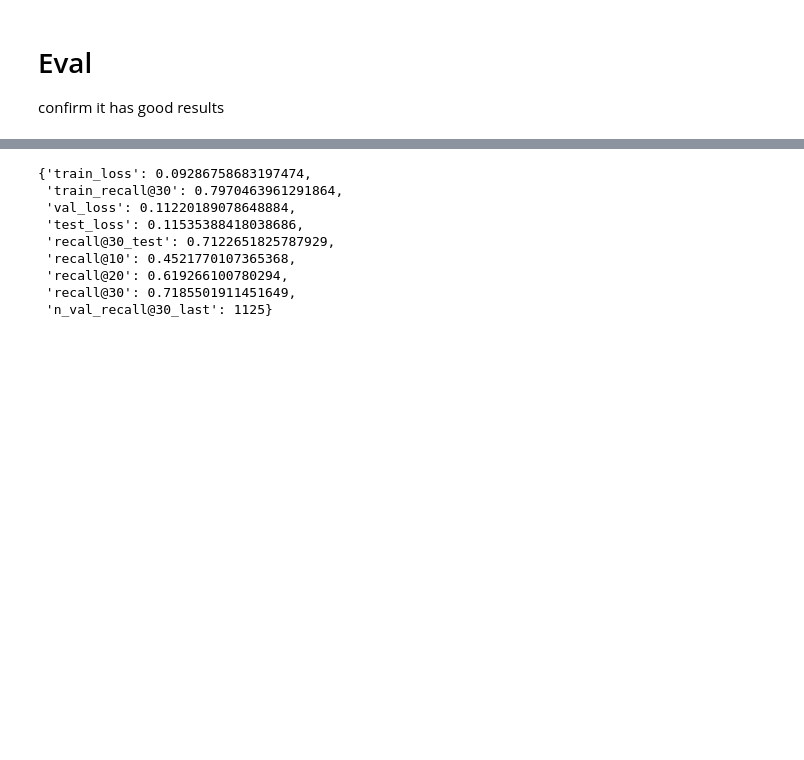
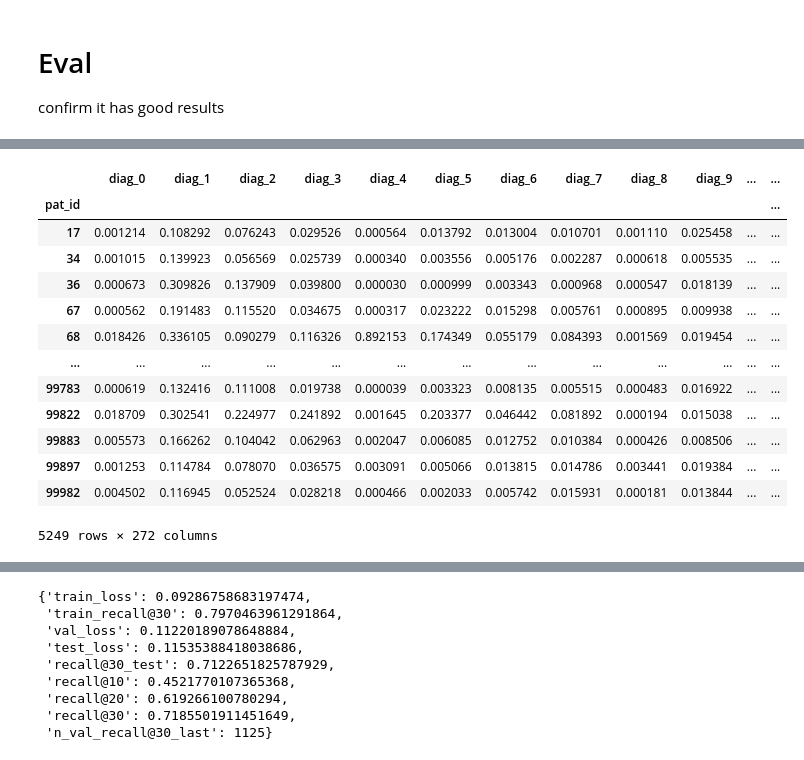
Before and after one commit to snovaisg/master-thesis, a Jupyter notebook: Register Models/Register best deterministic model.ipynb, the cells around one changed output, grey strips where cells are left out. Saved outputs shown, nothing was run; the diff lists cells and outputs as text; code cells hidden in the pictures; blank space fills up the shorter version.

```diff
--- a/Register Models/Register best deterministic model.ipynb
+++ b/Register Models/Register best deterministic model.ipynb
@@ -157,0 +295,17 @@ confirm it has good results
+# %%
+last_adm
+# %% [output]
+|  | diag_0 | diag_1 | diag_2 | diag_3 | diag_4 | diag_5 | diag_6 | diag_7 | diag_8 | diag_9 | ... | ... |
+| pat_id |  |  |  |  |  |  |  |  |  |  |  | ... |
+| 17 | 0.001214 | 0.108292 | 0.076243 | 0.029526 | 0.000564 | 0.013792 | 0.013004 | 0.010701 | 0.001110 | 0.025458 | ... | ... |
+| 34 | 0.001015 | 0.139923 | 0.056569 | 0.025739 | 0.000340 | 0.003556 | 0.005176 | 0.002287 | 0.000618 | 0.005535 | ... | ... |
+| 36 | 0.000673 | 0.309826 | 0.137909 | 0.039800 | 0.000030 | 0.000999 | 0.003343 | 0.000968 | 0.000547 | 0.018139 | ... | ... |
+| 67 | 0.000562 | 0.191483 | 0.115520 | 0.034675 | 0.000317 | 0.023222 | 0.015298 | 0.005761 | 0.000895 | 0.009938 | ... | ... |
+| 68 | 0.018426 | 0.336105 | 0.090279 | 0.116326 | 0.892153 | 0.174349 | 0.055179 | 0.084393 | 0.001569 | 0.019454 | ... | ... |
+| ... | ... | ... | ... | ... | ... | ... | ... | ... | ... | ... | ... | ... |
+| 99783 | 0.000619 | 0.132416 | 0.111008 | 0.019738 | 0.000039 | 0.003323 | 0.008135 | 0.005515 | 0.000483 | 0.016922 | ... | ... |
+| 99822 | 0.018709 | 0.302541 | 0.224977 | 0.241892 | 0.001645 | 0.203377 | 0.046442 | 0.081892 | 0.000194 | 0.015038 | ... | ... |
+| 99883 | 0.005573 | 0.166262 | 0.104042 | 0.062963 | 0.002047 | 0.006085 | 0.012752 | 0.010384 | 0.000426 | 0.008506 | ... | ... |
+| 99897 | 0.001253 | 0.114784 | 0.078070 | 0.036575 | 0.003091 | 0.005066 | 0.013815 | 0.014786 | 0.003441 | 0.019384 | ... | ... |
+| 99982 | 0.004502 | 0.116945 | 0.052524 | 0.028218 | 0.000466 | 0.002033 | 0.005742 | 0.015931 | 0.000181 | 0.013844 | ... | ... |
+5249 rows × 272 columns
```
Also changed, not shown: parts of 37 cells of this notebook, 16 other files.
